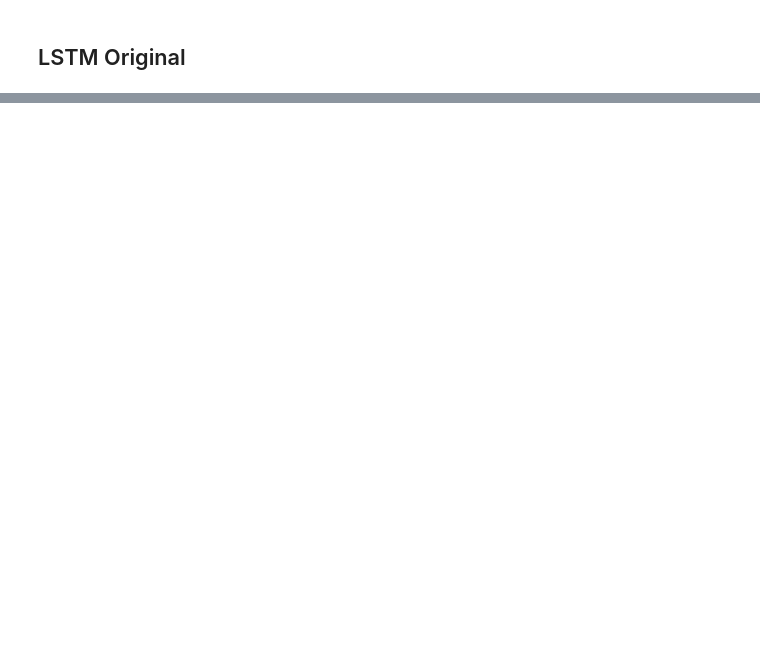
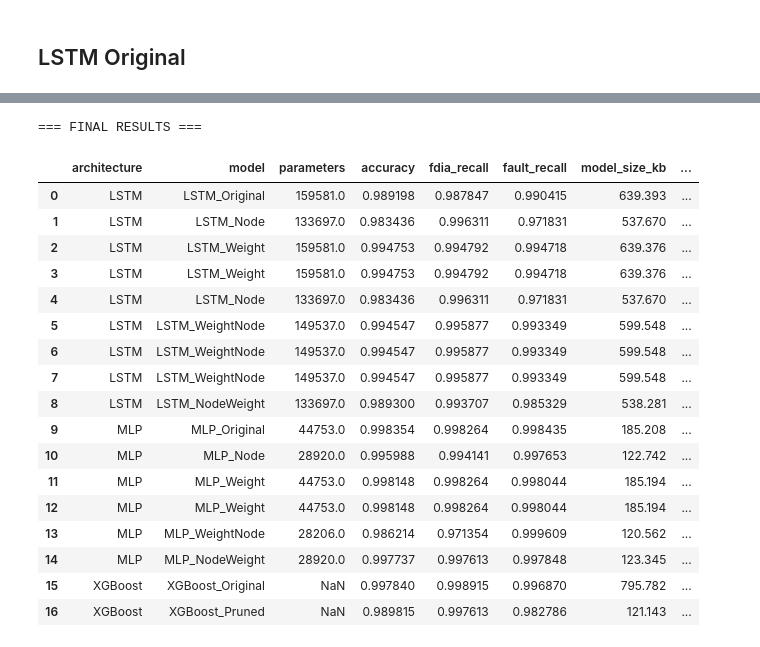
Before and after one commit to LuucasDias/TinyML_Research_Inference, a Jupyter notebook: notebooks/Inference_measurement.ipynb, the cells around one changed output, grey strips where cells are left out. Drawn from its saved outputs; the diff is of its cells as text; code cells hidden in the pictures; blank space fills up the shorter version.

```diff
--- a/notebooks/Inference_measurement.ipynb
+++ b/notebooks/Inference_measurement.ipynb
@@ -142 +124,3 @@ def test_model(model_name, filename):
+# %%
+results = []
 # %% [markdown]
@@ -200,17 +638,0 @@ print("model.predict() mean:", np.mean(predict_times), "ms")
-# %%
-direct_times = []
-
-for sample in X_timing:
-    sample = np.expand_dims(sample, axis=0)
-
-    start = timeit.default_timer()
-
-    model(sample, training=False).numpy()
-
-    end = timeit.default_timer()
-
-    direct_times.append((end - start) * 1000)
-
-    gc.collect()
-
-print("Direct call mean:", np.mean(direct_times), "ms")
@@ -224,0 +713,44 @@ print(f"Ratio:           {predict_mean / direct_mean:.2f}x")
+# %%
+final_df = pd.DataFrame(results)
+
+final_df = final_df[
+    [
+        "architecture",
+        "model",
+        "parameters",
+        "accuracy",
+        "fdia_recall",
+        "fault_recall",
+        "model_size_kb",
+        "inference_time_ms"
+    ]
+]
+
+final_df["accuracy"] = final_df["accuracy"].round(6)
+final_df["fdia_recall"] = final_df["fdia_recall"].round(6)
+final_df["fault_recall"] = final_df["fault_recall"].round(6)
+final_df["model_size_kb"] = final_df["model_size_kb"].round(3)
+final_df["inference_time_ms"] = final_df["inference_time_ms"].round(3)
+
+print("=== FINAL RESULTS ===")
+display(final_df)
+# %% [output]
+=== FINAL RESULTS ===
+|  | architecture | model | parameters | accuracy | fdia_recall | fault_recall | model_size_kb | ... |
+| 0 | LSTM | LSTM_Original | 159581.0 | 0.989198 | 0.987847 | 0.990415 | 639.393 | ... |
+| 1 | LSTM | LSTM_Node | 133697.0 | 0.983436 | 0.996311 | 0.971831 | 537.670 | ... |
+| 2 | LSTM | LSTM_Weight | 159581.0 | 0.994753 | 0.994792 | 0.994718 | 639.376 | ... |
+| 3 | LSTM | LSTM_Weight | 159581.0 | 0.994753 | 0.994792 | 0.994718 | 639.376 | ... |
+| 4 | LSTM | LSTM_Node | 133697.0 | 0.983436 | 0.996311 | 0.971831 | 537.670 | ... |
+| 5 | LSTM | LSTM_WeightNode | 149537.0 | 0.994547 | 0.995877 | 0.993349 | 599.548 | ... |
+| 6 | LSTM | LSTM_WeightNode | 149537.0 | 0.994547 | 0.995877 | 0.993349 | 599.548 | ... |
+| 7 | LSTM | LSTM_WeightNode | 149537.0 | 0.994547 | 0.995877 | 0.993349 | 599.548 | ... |
+| 8 | LSTM | LSTM_NodeWeight | 133697.0 | 0.989300 | 0.993707 | 0.985329 | 538.281 | ... |
+| 9 | MLP | MLP_Original | 44753.0 | 0.998354 | 0.998264 | 0.998435 | 185.208 | ... |
+| 10 | MLP | MLP_Node | 28920.0 | 0.995988 | 0.994141 | 0.997653 | 122.742 | ... |
+| 11 | MLP | MLP_Weight | 44753.0 | 0.998148 | 0.998264 | 0.998044 | 185.194 | ... |
+| 12 | MLP | MLP_Weight | 44753.0 | 0.998148 | 0.998264 | 0.998044 | 185.194 | ... |
+| 13 | MLP | MLP_WeightNode | 28206.0 | 0.986214 | 0.971354 | 0.999609 | 120.562 | ... |
+| 14 | MLP | MLP_NodeWeight | 28920.0 | 0.997737 | 0.997613 | 0.997848 | 123.345 | ... |
+| 15 | XGBoost | XGBoost_Original | NaN | 0.997840 | 0.998915 | 0.996870 | 795.782 | ... |
+| 16 | XGBoost | XGBoost_Pruned | NaN | 0.989815 | 0.997613 | 0.982786 | 121.143 | ... |
```
Also changed, not shown: parts of 37 cells of this notebook, 8 other files.
